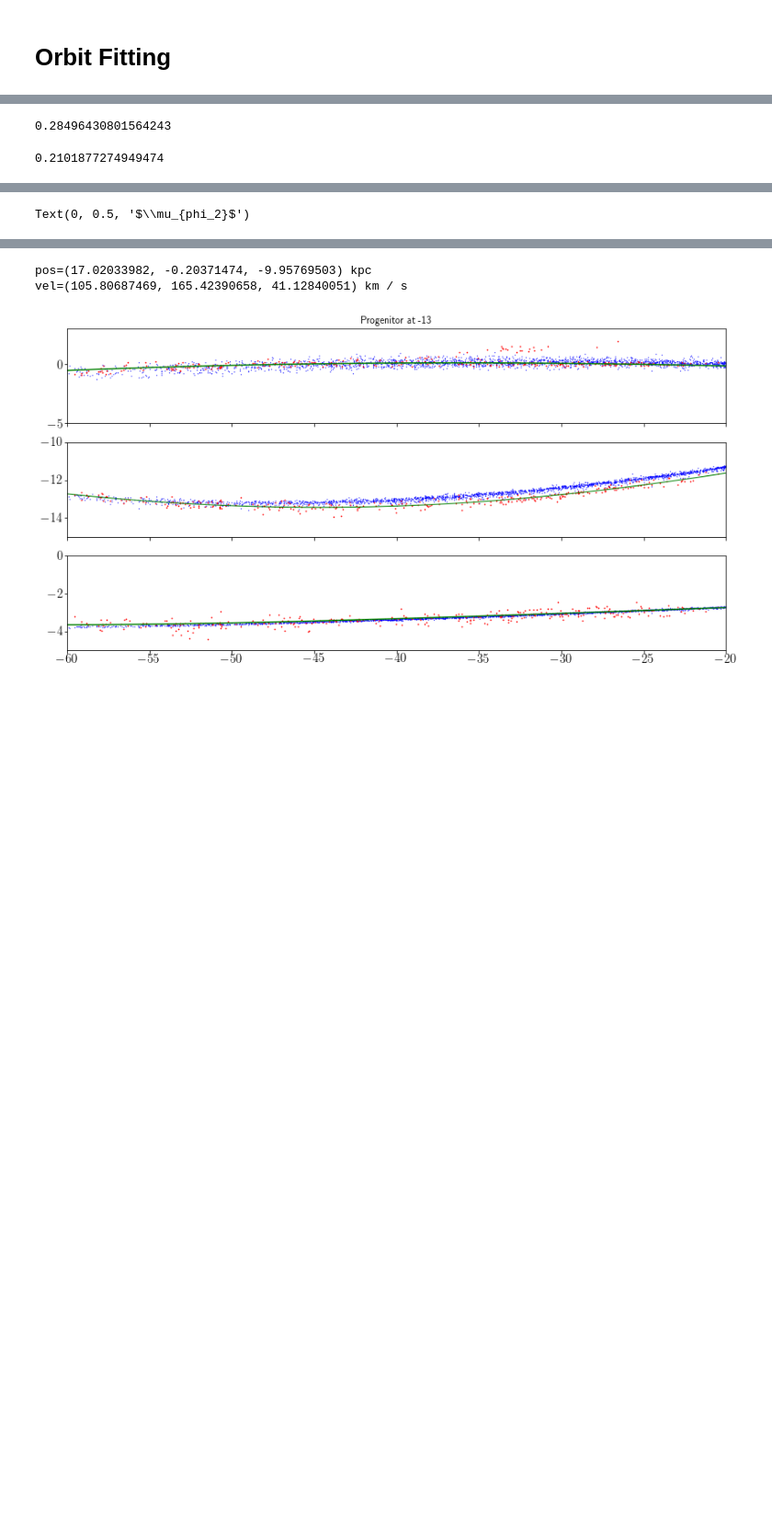
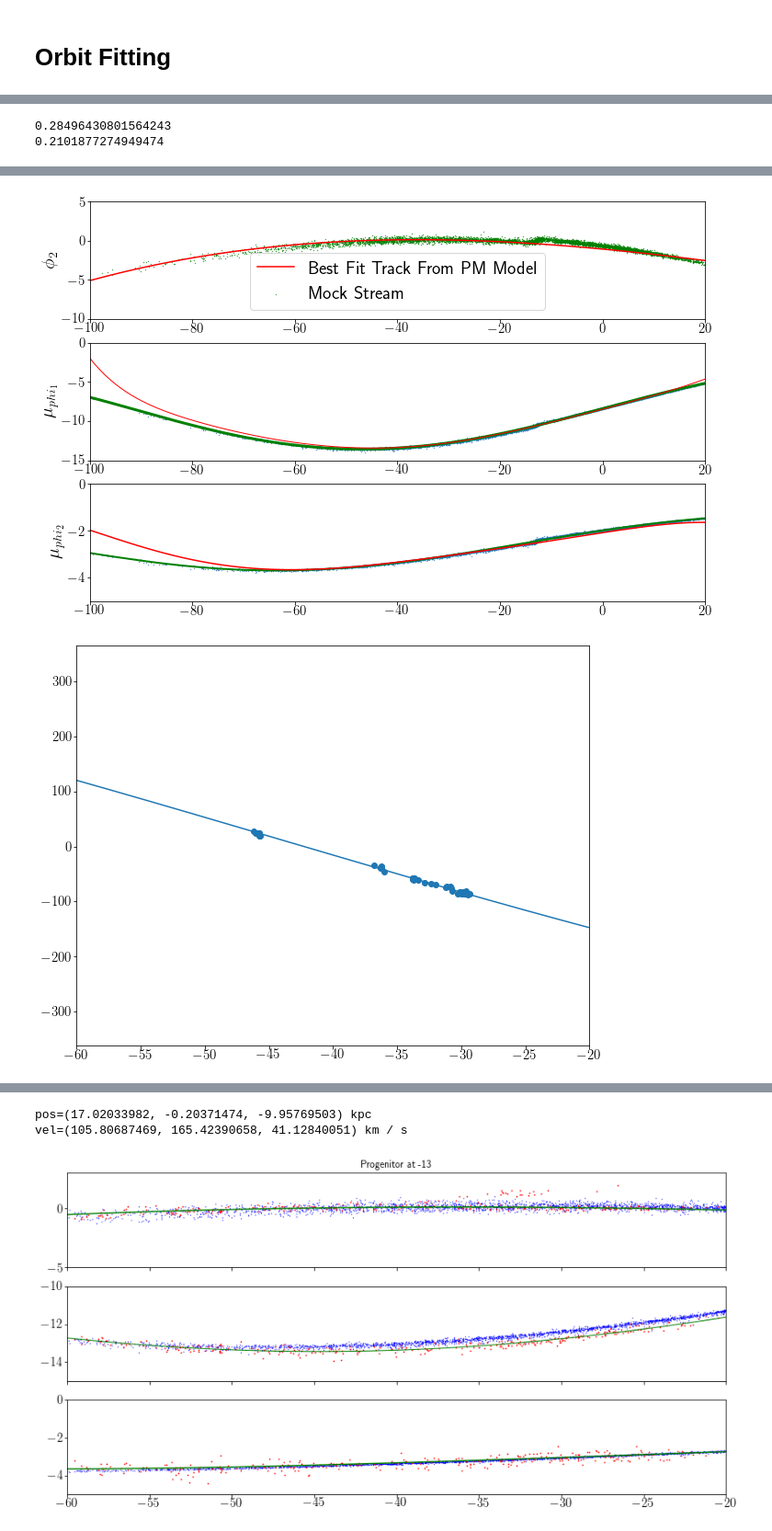
Before and after one commit to adrn/gd1-dr3, a Jupyter notebook: notebooks/Orbit Fitting.ipynb, the cells around one changed output, grey strips where cells are left out. Shown at 92% size. Cells and saved outputs as stored; diff of their text form; code cells hidden in the pictures; blank space fills up the shorter version.

```diff
--- a/notebooks/Orbit Fitting.ipynb
+++ b/notebooks/Orbit Fitting.ipynb
@@ -120,13 +120,13 @@ Table length=3675484
 | 1598226634434233984 | 236.82138865087552 | 54.723299561177235 | 0.07570859560069994 | 0.10185294 | -10.243547805083981 | 0.115279354 | 4.148608670761125 | 0.14179508 | ... |
 | 1595019225872765952 | 234.81591054858427 | 51.086687168042076 | 0.2504875260283598 | 0.03420229 | -0.5535143042766273 | 0.03796563 | -4.140220913265267 | 0.041490555 | ... |
 # %%
-np.sqrt(np.mean(model_output.pm_cov[:, 1,1]))
+# average error on pm_phi1 which we then use for the bandwidth
+print(np.sqrt(np.mean(model_output.pm_cov[:, 1,1])))
+# average error on pm_phi2 which we then use for the bandwidth
+print(np.sqrt(np.mean(model_output.pm_cov[:, 0,0])))
 # %% [output]
 0.28496430801564243
+0.2101877274949474
-# %%
-np.sqrt(np.mean(model_output.pm_cov[:, 0,0]))
-# %% [output]
-0.2101877274949474
 # %%
 # my top choice and the one to use for the spur modeling
 #creates the gaps around -20 and -5
@@ -135,10 +135,10 @@ df = ms.FardalStreamDF(random_state=np.random.RandomState(42))
 #                      pm_phi1_cosphi2=-10.6*u.mas/u.yr,
 #                      pm_phi2=-2.52*u.mas/u.yr,
 #                     radial_velocity = -185*u.km/u.s)
-gd1_init = gc.GD1Koposov10(phi1 = -13*u.degree, phi2=0*u.degree, distance=8.83*u.kpc,
-                      pm_phi1_cosphi2=-10.28*u.mas/u.yr,
-                      pm_phi2=-2.43* u.mas/u.yr,
-                     radial_velocity = -182*u.km/u.s)
+gd1_init = gc.GD1Koposov10(phi1 = -13*u.degree, phi2=0*u.degree, distance=8.836*u.kpc,
+                                  pm_phi1_cosphi2=-10.575*u.mas/u.yr,
+                                  pm_phi2=-2.439*u.mas/u.yr,
+                                  radial_velocity = -189.6*u.km/u.s)
 rep = gd1_init.transform_to(coord.Galactocentric).data
 gd1_w0 = gd.PhaseSpacePosition(rep)
 gd1_mass = 5e3 * u.Msun
@@ -177,4 +177,14 @@ ax3.set_xlim(-100,20)
 ax3.set_ylim(-5,0)
 ax3.set_ylabel(r'$\mu_{phi_2}$')
 #(halo={'m': np.exp(lnM)}
+
+plt.figure()
+rv_bonaca_data = fits.open('../data/rv_catalog.fits')[1].data
+gd1_rv_bonaca = rv_bonaca_data[rv_bonaca_data.pmmem & rv_bonaca_data.cmdmem & rv_bonaca_data.vrmem
+                               & rv_bonaca_data.fehmem]
+
+plt.scatter(gd1_rv_bonaca.phi1, gd1_rv_bonaca.Vrad)
+plt.plot(phi1s, spline_rv(phi1s))
+plt.xlim(-60, -20)
+plt.show()
 # %% [output]
@@ -184,4 +191,5 @@ WARNING: AstropyDeprecationWarning: Transforming a frame instance to a frame cla
-Text(0, 0.5, '$\\mu_{phi_2}$')
+[figure, added]
+[figure, added]
 # %%
 #fix mass, fine grid in t, optimize for velocity
 #maybe start with course grid by fixing t_int
```
Also changed, not shown: parts of 61 cells of this notebook, 3 other files.
